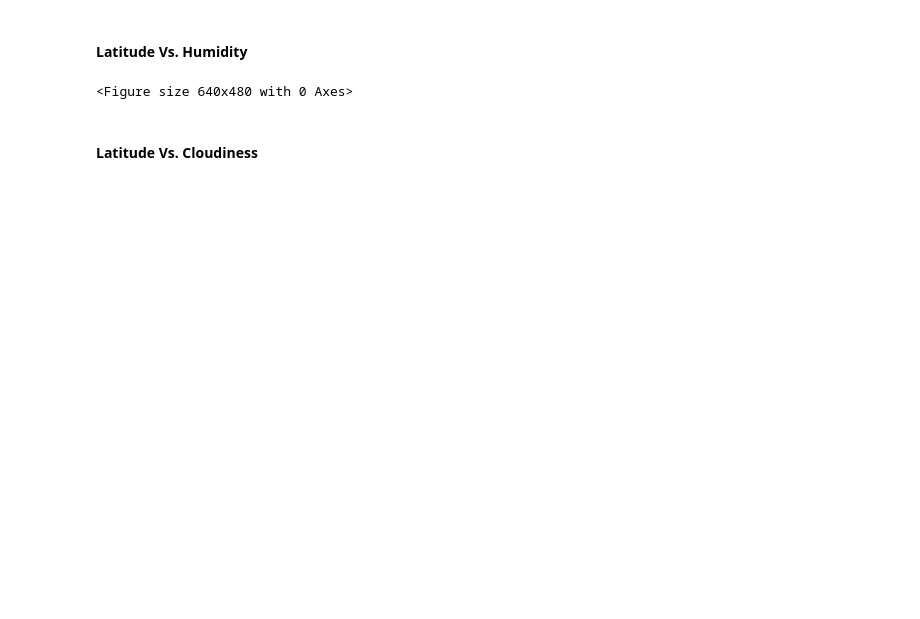
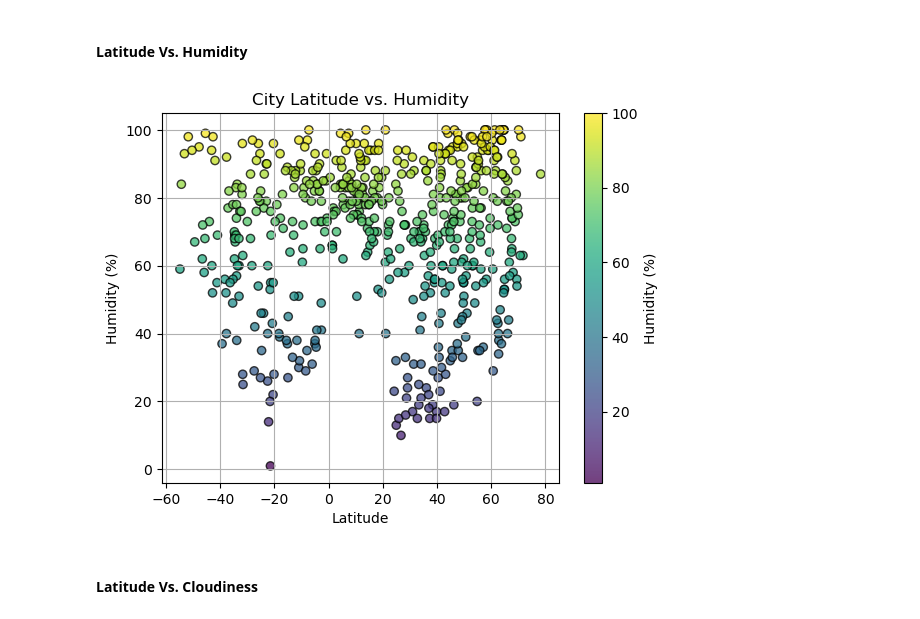
Before and after one commit to AbigailSerpa/World-Weather_Analysis, a Jupyter notebook: WeatherPy/WeatherPY/WeatherPy.ipynb, the cells around one changed output. Drawn from its saved outputs; the diff is of its cells as text; code cells hidden in the pictures; blank space fills up the shorter version.

```diff
--- a/WeatherPy/WeatherPY/WeatherPy.ipynb
+++ b/WeatherPy/WeatherPY/WeatherPy.ipynb
@@ -193,18 +210,23 @@ plt.show()
 #### Latitude Vs. Humidity
 # %%
 # Build the scatter plots for latitude vs. humidity
-# YOUR CODE HERE
+plt.figure(figsize=(6.4, 4.8))  # Equivalent to 640x480 pixels
+plt.scatter(city_data_df["Lat"], city_data_df["Humidity"], edgecolors="black", linewidths=1, alpha=0.75, c=city_data_df["Humidity"], cmap="viridis")
 
 # Incorporate the other graph properties
-# YOUR CODE HERE
+plt.colorbar(label='Humidity (%)')
+plt.title("City Latitude vs. Humidity")
+plt.xlabel("Latitude")
+plt.ylabel("Humidity (%)")
+plt.grid(True)
 
 # Save the figure
 plt.savefig("output_data/Fig2.png")
 
 # Show plot
 plt.show()
 # %% [output]
-<Figure size 640x480 with 0 Axes>
+[figure, added]
 # %% [markdown]
 #### Latitude Vs. Cloudiness
 # %%
```
Also changed, not shown: parts of 35 cells of this notebook, 13 other files.
